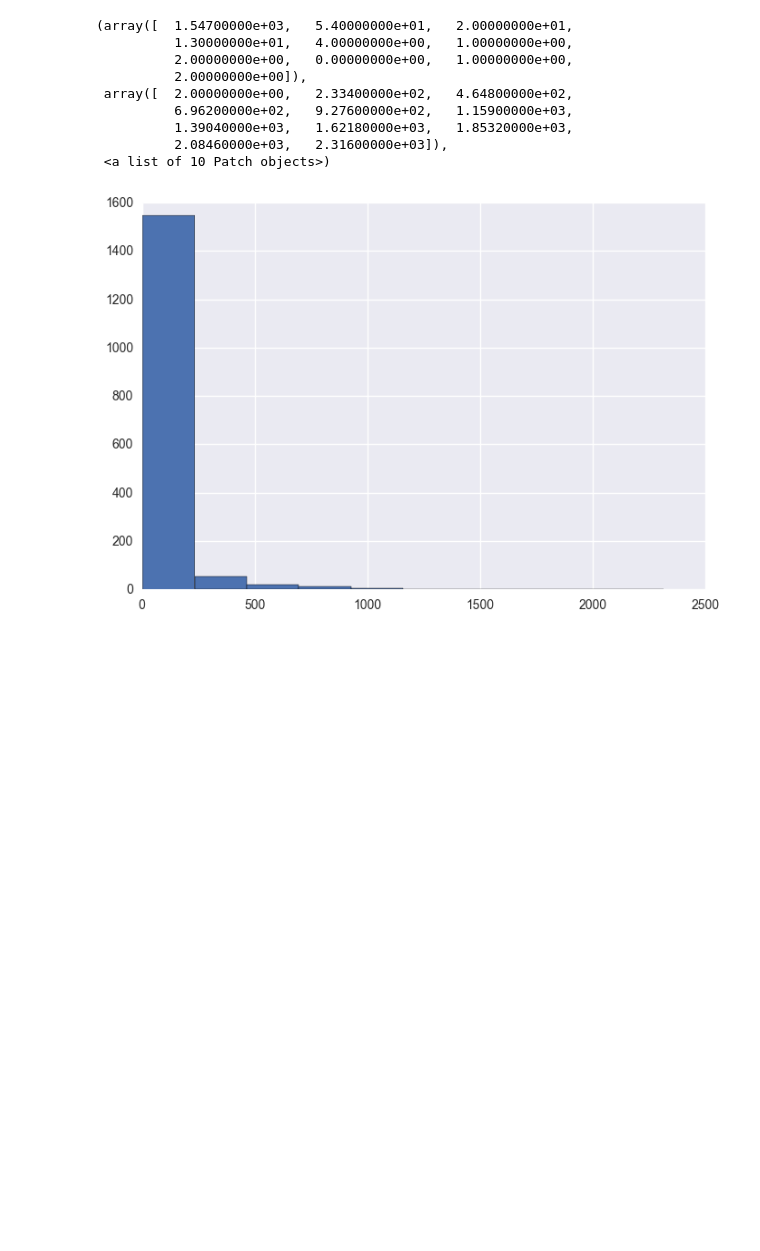
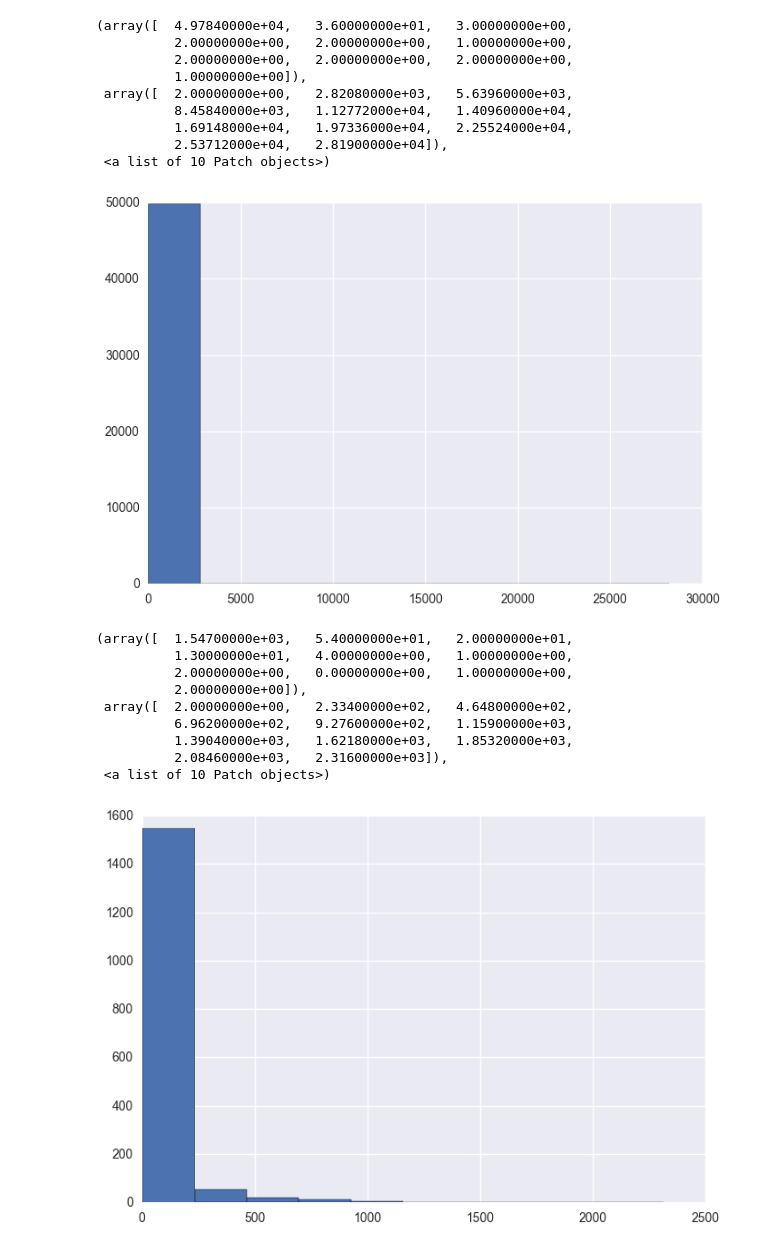
Before and after one commit to ngocdhoang/DS-FinalProject, a Jupyter notebook: Ngoc Hoang - Final Project.ipynb, the cells around one changed output. Drawn from its saved outputs; the diff is of its cells as text; code cells hidden in the pictures; blank space fills up the shorter version.

```diff
--- a/Ngoc Hoang - Final Project.ipynb
+++ b/Ngoc Hoang - Final Project.ipynb
@@ -53,3 +110,16 @@ Graph: spend distributed by Month
+# %%
+plt.hist(search.Clicks)
+# %% [output]
+(array([  4.97840000e+04,   3.60000000e+01,   3.00000000e+00,
+          2.00000000e+00,   2.00000000e+00,   1.00000000e+00,
+          2.00000000e+00,   2.00000000e+00,   2.00000000e+00,
+          1.00000000e+00]),
+ array([  2.00000000e+00,   2.82080000e+03,   5.63960000e+03,
+          8.45840000e+03,   1.12772000e+04,   1.40960000e+04,
+          1.69148000e+04,   1.97336000e+04,   2.25524000e+04,
+          2.53712000e+04,   2.81900000e+04]),
+ <a list of 10 Patch objects>)
+[figure, added]
 # %%
 plt.hist(video.Clicks)
 # %% [output]
```
Also changed, not shown: parts of 26 cells of this notebook, 4 other files.
